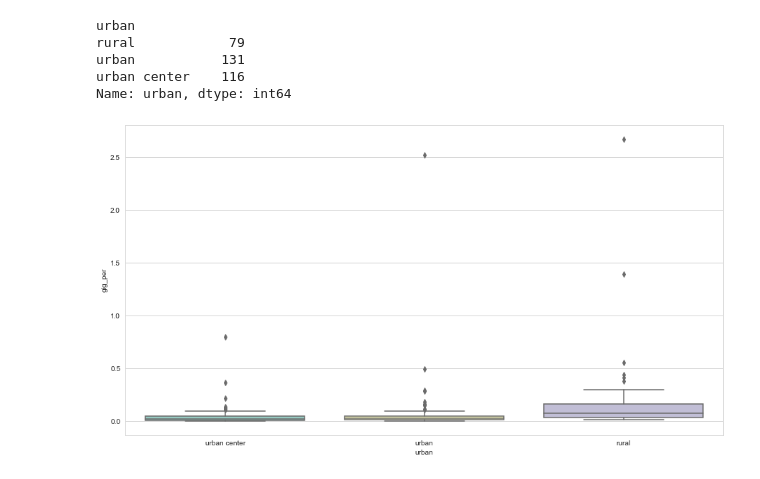
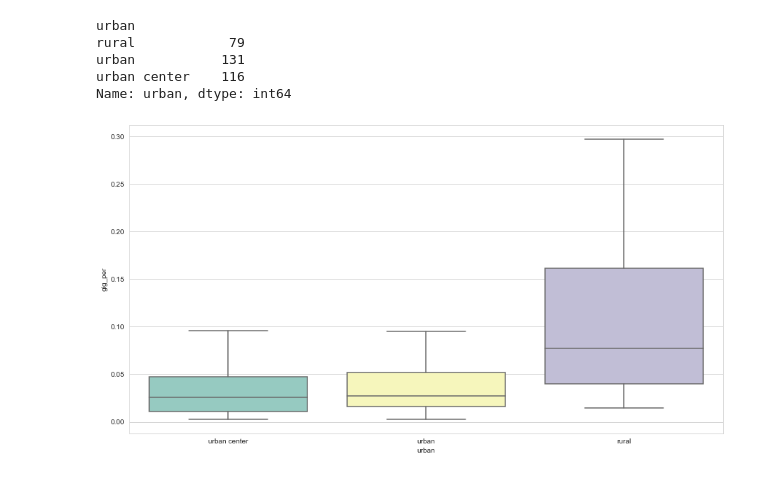
Before and after one commit to sy-guan/master-project-online-staffing, a Jupyter notebook: coople/analysis/coople_urban.ipynb, the cells around one changed output. Cells and saved outputs as stored; diff of their text form; code cells hidden in the pictures.

```diff
--- a/coople/analysis/coople_urban.ipynb
+++ b/coople/analysis/coople_urban.ipynb
@@ -71,5 +72,7 @@ df['urban'] = 'unknown'
 df.loc[df['Density']<400, 'urban'] = 'rural'
 df.loc[(df['Density']>=400) & (df['Density']<1500), 'urban'] = 'urban'
 df.loc[df['Density']>1500, 'urban'] = 'urban center'
+df = df.rename(columns={'Counts': 'gig_num'})
+
 df.head()
 # %% [output]
@@ -92,8 +95,8 @@ Name: urban, dtype: int64
 # %%
 import seaborn as sns
 sns.set_style("whitegrid")
 plt.figure(figsize=(15,8))
 ax = sns.boxplot(x="urban", y="gig_per",
-data=df, palette="Set3")
+data=df, palette="Set3",showfliers = False)
 # %% [output]
-[figure, old version]
+[figure, new version]
```
Also changed, not shown: parts of 14 cells of this notebook, 3 other files.
